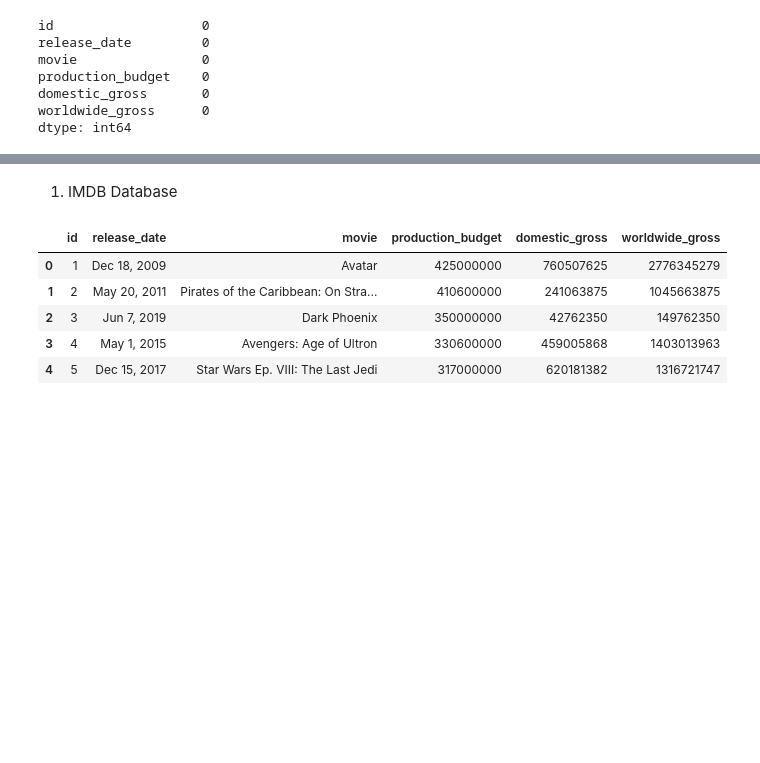
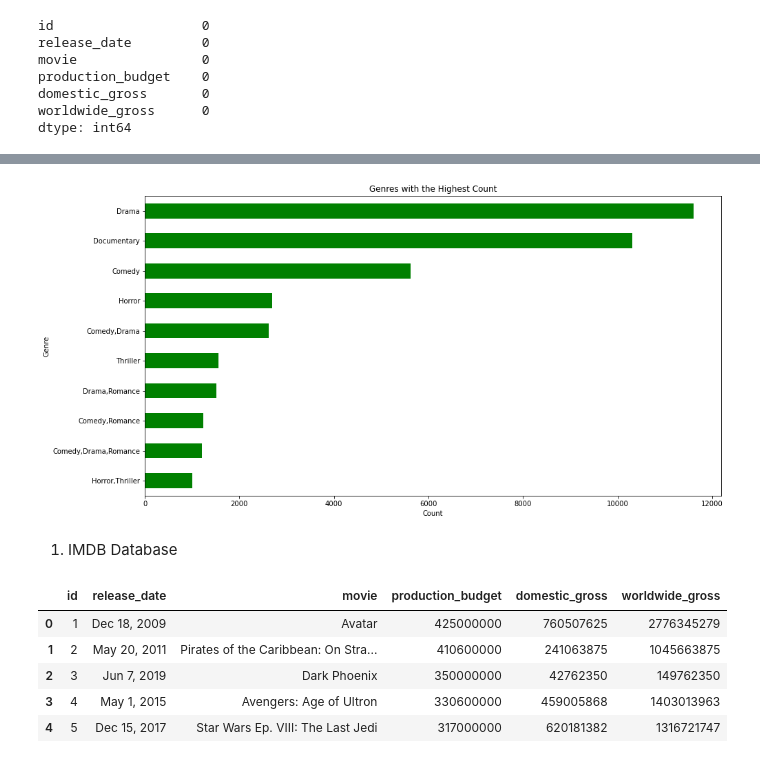
Before and after one commit to lauramwichekha/Analysis-of-Box-Office-Trends-for-Microsoft-Movie-Studio, a Jupyter notebook: index.ipynb, the cells around one changed output, grey strips where cells are left out. Saved outputs shown, nothing was run; the diff lists cells and outputs as text; code cells hidden in the pictures; blank space fills up the shorter version.

```diff
--- a/index.ipynb
+++ b/index.ipynb
@@ -273,0 +294,4 @@ dtype: int64
+# %%
+# Checking the genres with their specific values
+genre_counts = ratings['genres'].value_counts()
+print(genre_counts)
@@ -273,0 +311,4 @@ dtype: int64
+# %%
+#checking the top genres that will help us with recommending to microsoft
+top_10_genres = genre_counts.head(10)
+top_10_genres
@@ -274,3 +327,14 @@ dtype: int64
+# %%
+
+# Plotting the genres for easy visibility
+top_10_genres.plot(kind='barh', color='green', figsize=(15,8))
+plt.title('Genres with the Highest Count')
+plt.xlabel('Count')
+plt.ylabel('Genre')
+plt.gca().invert_yaxis()  # Invert y-axis to have the highest count on top
+plt.show();
+# %% [output]
+[figure, added]
 # %% [markdown]
 1.  IMDB Database
 # %%
```
Also changed, not shown: parts of 34 cells of this notebook.
